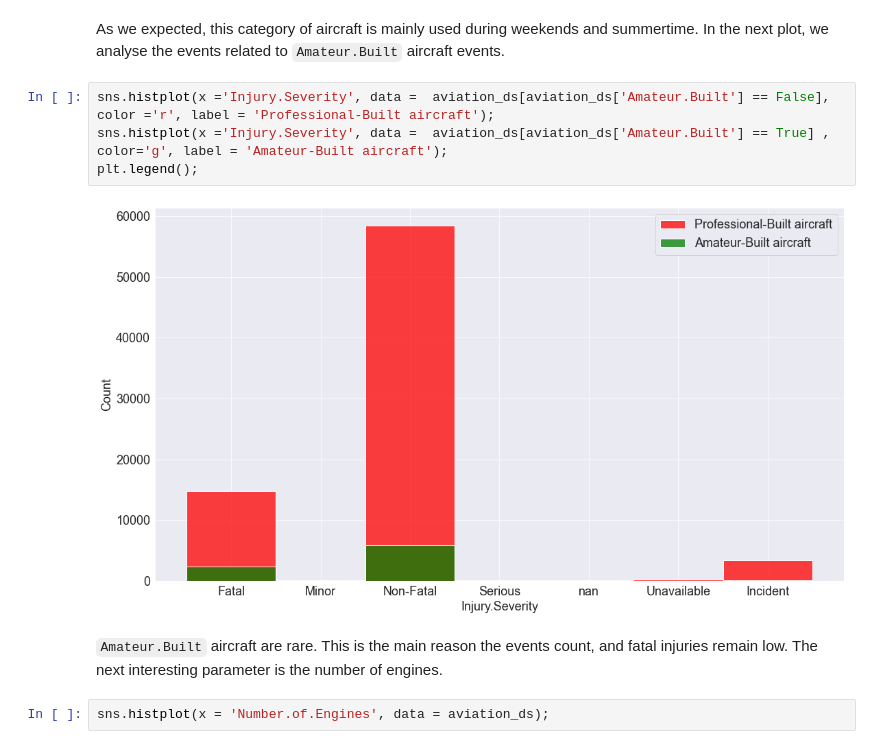
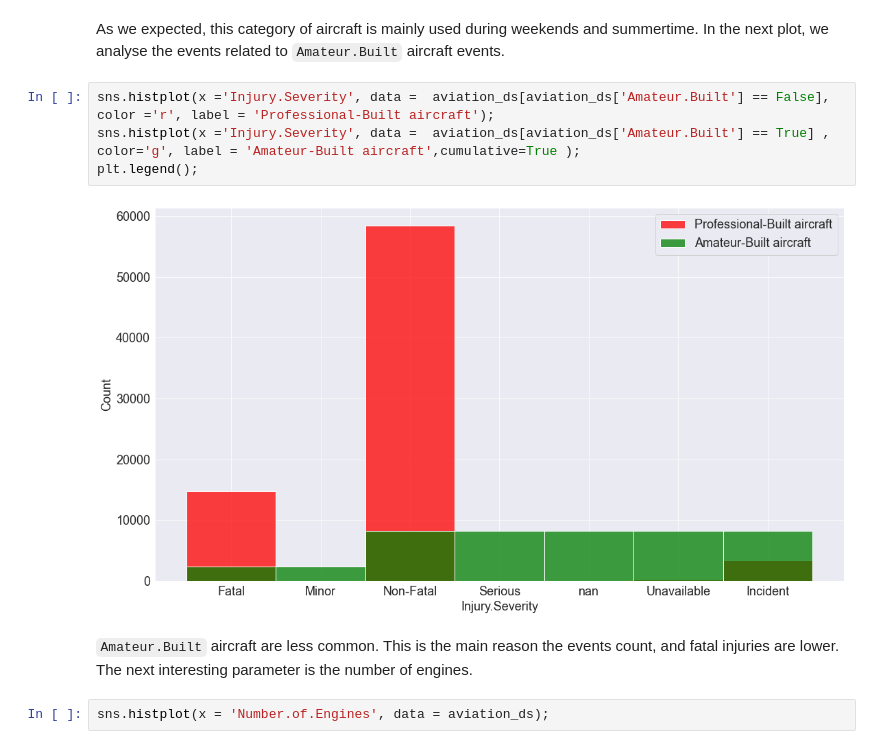
Before and after one commit to zaitrik/aviation_stats, a Jupyter notebook: aviation_stats.ipynb, the cells around one changed output. Cells and saved outputs as stored; diff of their text form.

Commit message:
Still in progress, adding some graphs

```diff
--- a/aviation_stats.ipynb
+++ b/aviation_stats.ipynb
@@ -293,12 +295,12 @@ sns.histplot(x = y.values)
 As we expected, this category of aircraft is mainly used during weekends and summertime. In the next plot, we analyse the events related to `Amateur.Built` aircraft events.
 # %%
 sns.histplot(x ='Injury.Severity', data =  aviation_ds[aviation_ds['Amateur.Built'] == False], color ='r', label = 'Professional-Built aircraft');
-sns.histplot(x ='Injury.Severity', data =  aviation_ds[aviation_ds['Amateur.Built'] == True] , color='g', label = 'Amateur-Built aircraft');
+sns.histplot(x ='Injury.Severity', data =  aviation_ds[aviation_ds['Amateur.Built'] == True] , color='g', label = 'Amateur-Built aircraft',cumulative=True );
 plt.legend();
 # %% [output]
-[figure, old version]
+[figure, new version]
 # %% [markdown]
-`Amateur.Built` aircraft are rare. This is the main reason the events count, and fatal injuries remain low. The next interesting parameter is the number of engines.
+`Amateur.Built` aircraft are less common. This is the main reason the events count, and fatal injuries are lower. The next interesting parameter is the number of engines.
 # %%
 sns.histplot(x = 'Number.of.Engines', data = aviation_ds);
 # %% [output]
```
Also changed, not shown: parts of 14 cells of this notebook.
